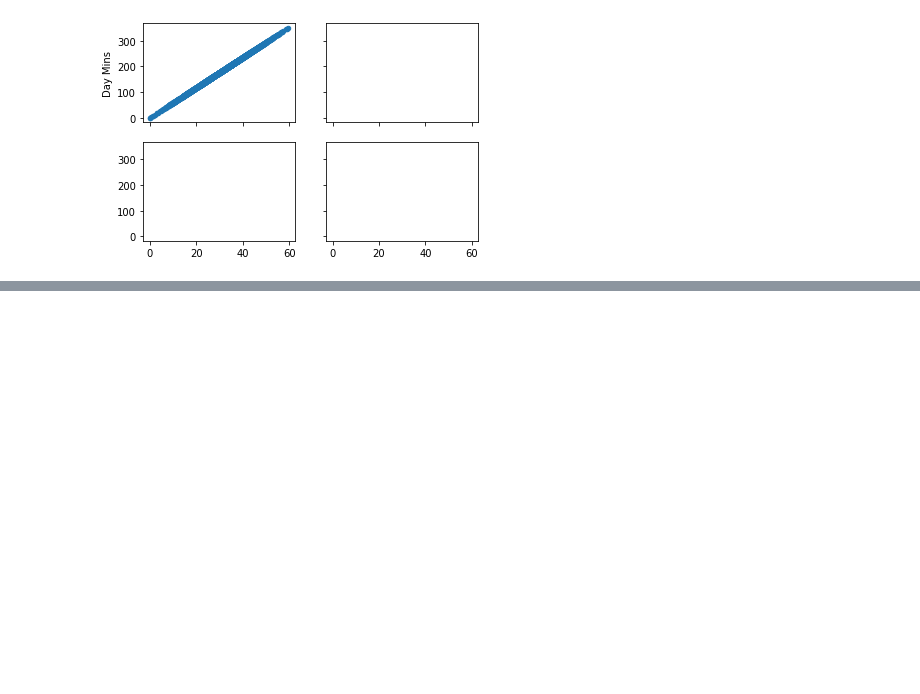
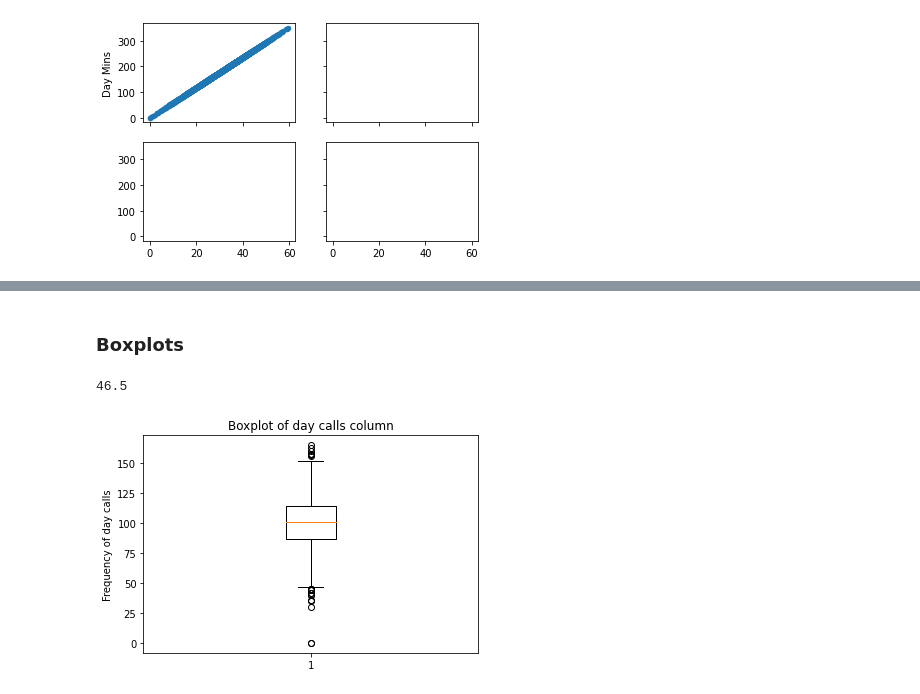
Before and after one commit to IsmaelJS/python-ml-course, a Jupyter notebook: scripts/T1 - 3 - Data Cleaning - Plots.ipynb, the cells around one changed output, grey strips where cells are left out. Saved outputs shown, nothing was run; the diff lists cells and outputs as text; code cells hidden in the pictures; blank space fills up the shorter version.

```diff
--- a/scripts/T1 - 3 - Data Cleaning - Plots.ipynb
+++ b/scripts/T1 - 3 - Data Cleaning - Plots.ipynb
@@ -29,0 +46,16 @@ df.plot(kind="scatter", x="Day Charge", y="Day Mins", ax=axs[0][0])
+# %% [markdown]
+### Boxplots
+# %%
+plt.boxplot(df["Day Calls"])
+plt.ylabel("Frequency of day calls")
+plt.title("Boxplot of day calls column")
+
+# Compute interquartile range
+iqr = df["Day Calls"].quantile(0.75) - df["Day Calls"].quantile(0.25)
+# Maximum
+df["Day Calls"].quantile(0.75) + iqr*1.5
+# Minimum
+df["Day Calls"].quantile(0.25) - iqr*1.5
+# %% [output]
+46.5
+[figure, added]
```
Also changed, not shown: parts of 3 cells of this notebook.
